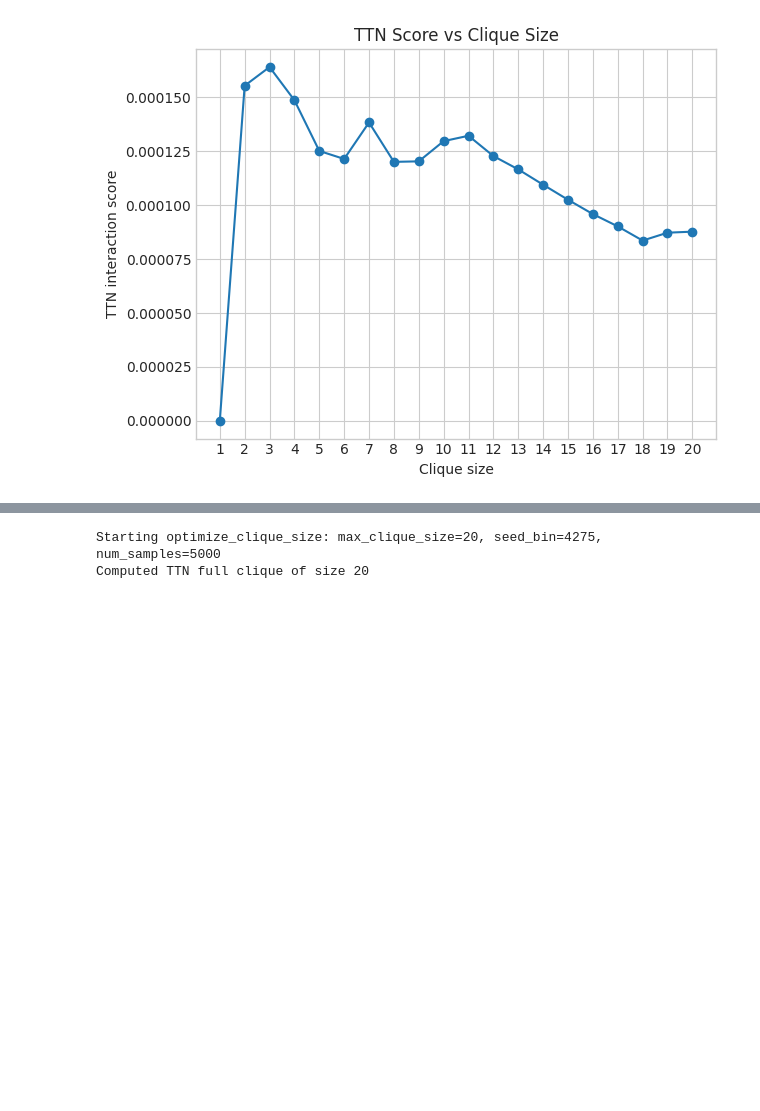
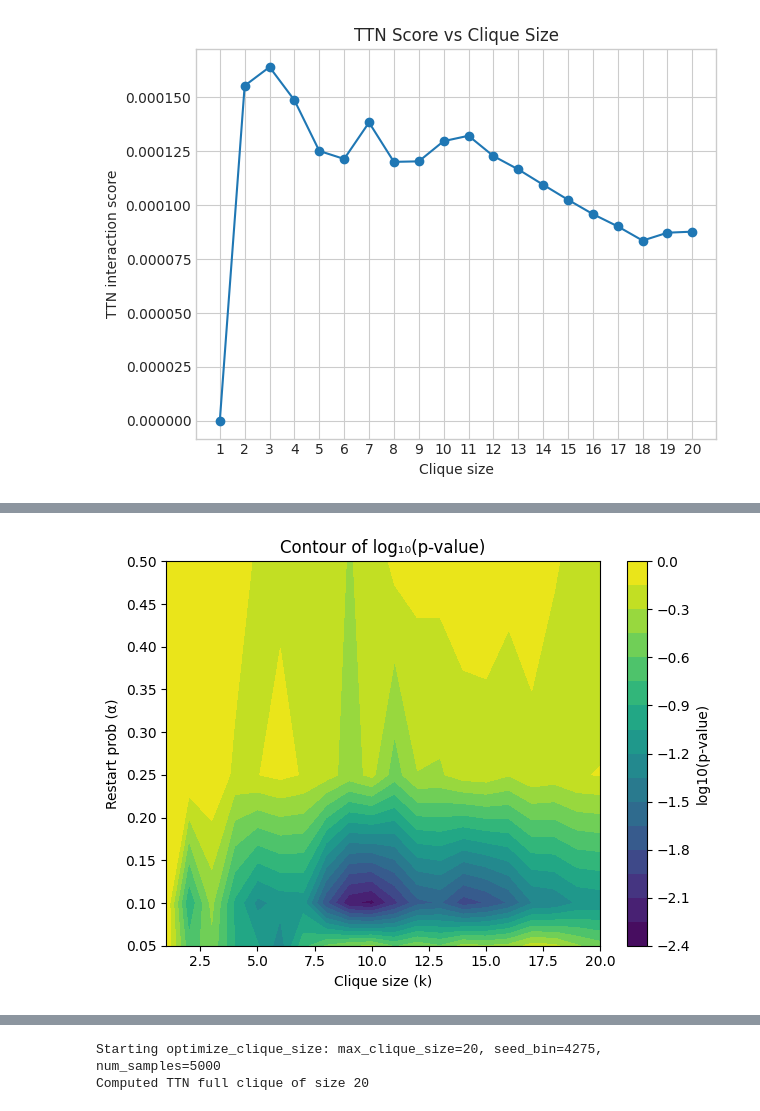
Before and after one commit to ethanoutangoun/chromatin-heart-dev, a Jupyter notebook: clique_size_optimization.ipynb, the cells around one changed output, grey strips where cells are left out. Drawn from its saved outputs; the diff is of its cells as text; code cells hidden in the pictures; blank space fills up the shorter version.

```diff
--- a/clique_size_optimization.ipynb
+++ b/clique_size_optimization.ipynb
@@ -254,0 +596,20 @@ plt.show()
+# %%
+
+# 3) Contour of log10 p-value over the full grid
+import numpy as np
+alpha_vals = pval_mat.index.values
+size_vals  = pval_mat.columns.values
+AA, SS = np.meshgrid(alpha_vals, size_vals, indexing='ij')
+Z = np.log10(pval_mat.values)
+
+plt.figure()
+cp = plt.contourf(SS, AA, Z, levels=20)
+plt.colorbar(cp, label='log10(p-value)')
+plt.xlabel('Clique size (k)')
+plt.ylabel('Restart prob (α)')
+plt.title('Contour of log₁₀(p-value)')
+plt.tight_layout()
+
+plt.show()
+# %% [output]
+[figure, added]
```
Also changed, not shown: parts of 12 cells of this notebook, 3 other files.
